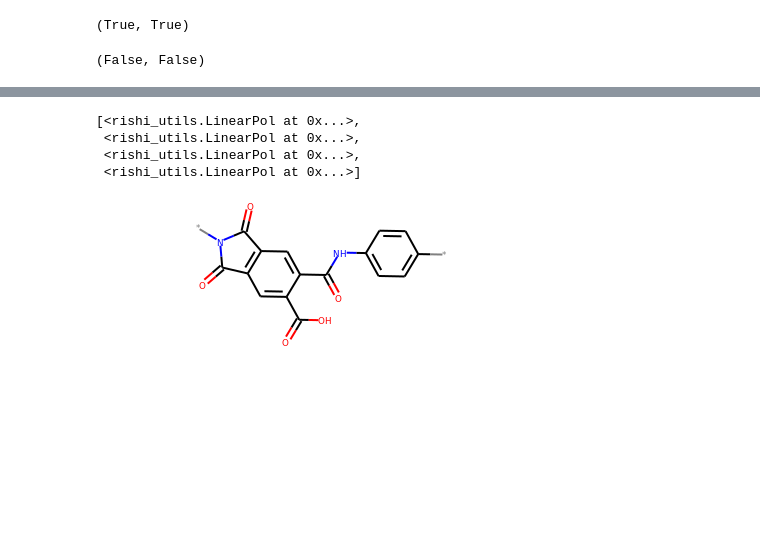
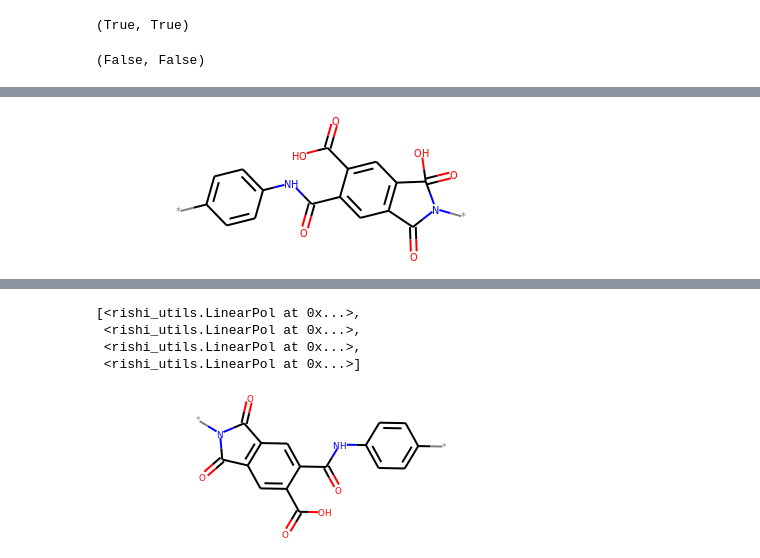
Before and after one commit to rishigurnani/hMOFs-Snurr, a Jupyter notebook: fall20_mse_8803_3.ipynb, the cells around one changed output, grey strips where cells are left out. Drawn from its saved outputs; the diff is of its cells as text; code cells hidden in the pictures; blank space fills up the shorter version.

```diff
--- a/fall20_mse_8803_3.ipynb
+++ b/fall20_mse_8803_3.ipynb
@@ -163,0 +185,4 @@ RDKit ERROR: [13:07:58] Explicit valence for atom # 5 C, 5, is greater than perm
+# %%
+ru.mol_without_atom_index(new_mol)
+# %% [output]
+[figure, added]
```
Also changed, not shown: parts of 27 cells of this notebook, 2 other files.
